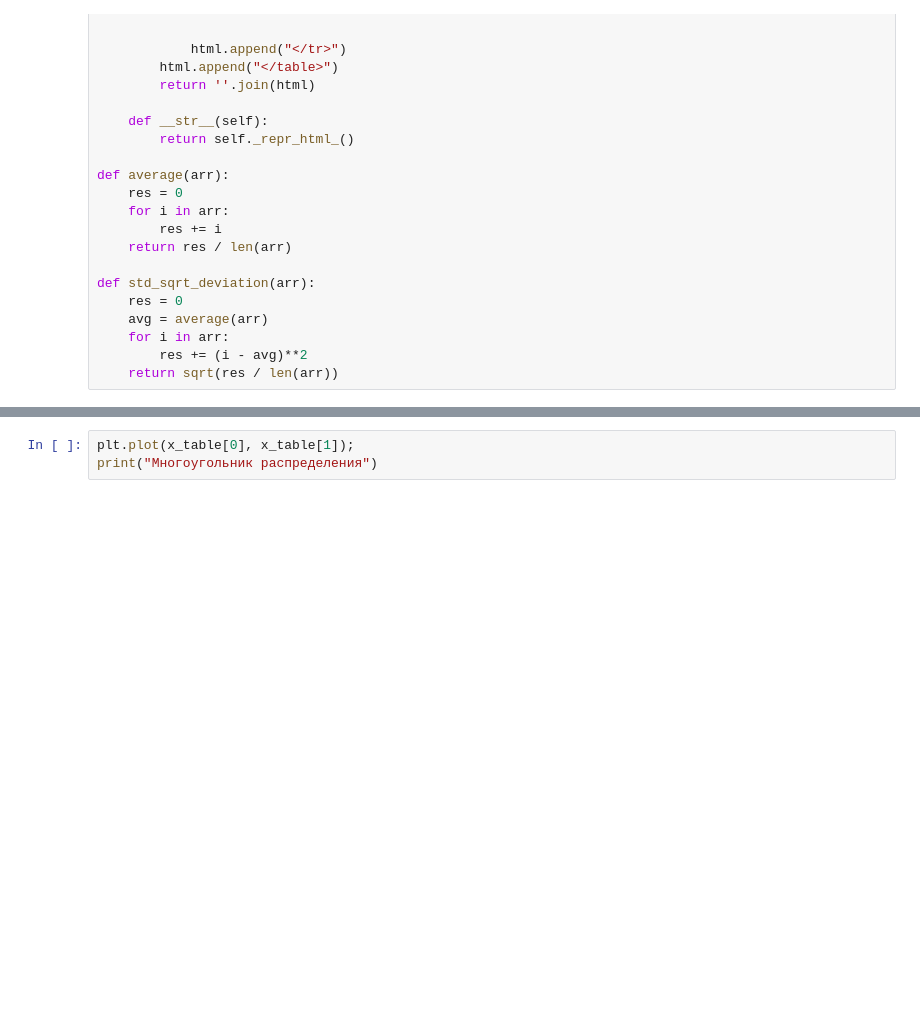
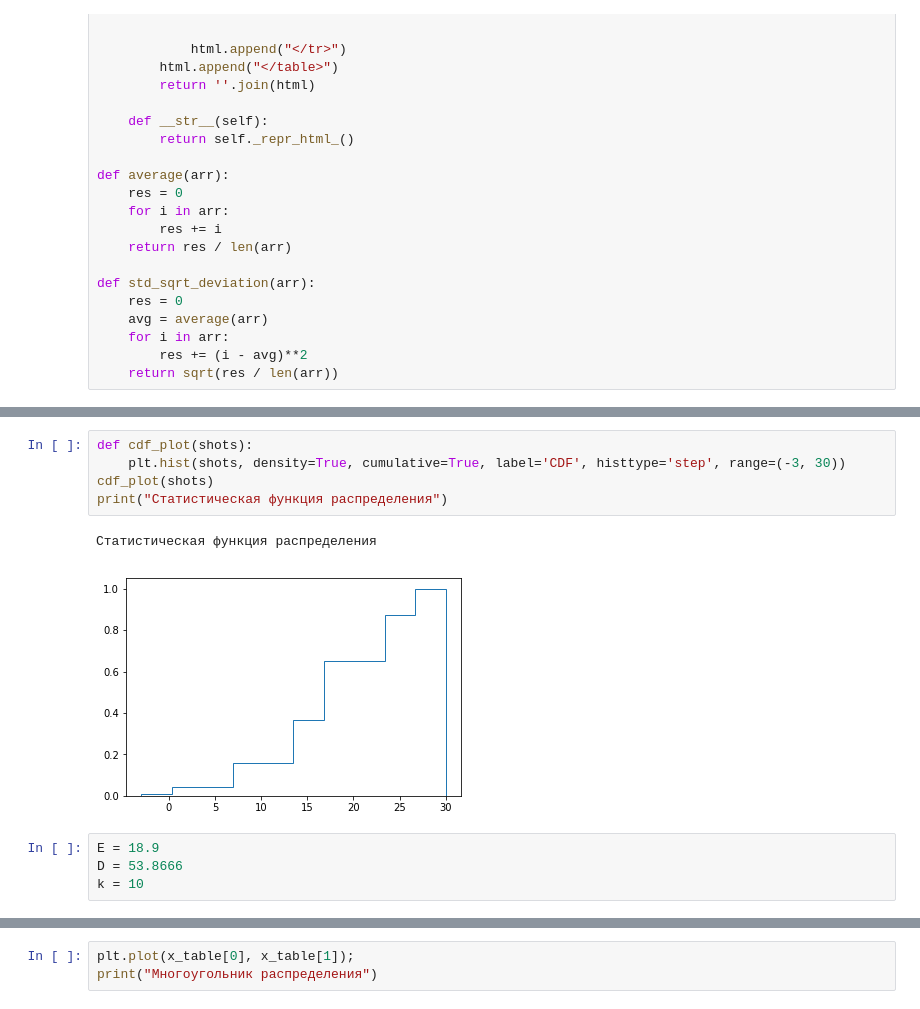
Before and after one commit to Kirich2323/Fishenko, a Jupyter notebook: lab12.ipynb, the cells around one changed output, grey strips where cells are left out. Saved outputs shown, nothing was run; the diff lists cells and outputs as text; blank space fills up the shorter version.

```diff
--- a/lab12.ipynb
+++ b/lab12.ipynb
@@ -313,0 +98,12 @@ x_table
+# %%
+def cdf_plot(shots):
+    plt.hist(shots, density=True, cumulative=True, label='CDF', histtype='step', range=(-3, 30))
+cdf_plot(shots)
+print("Статистическая функция распределения")
+# %% [output]
+Статистическая функция распределения
+[figure, added]
+# %%
+E = 18.9
+D = 53.8666
+k = 10
```
Also changed, not shown: parts of 21 cells of this notebook, 2 other files.
